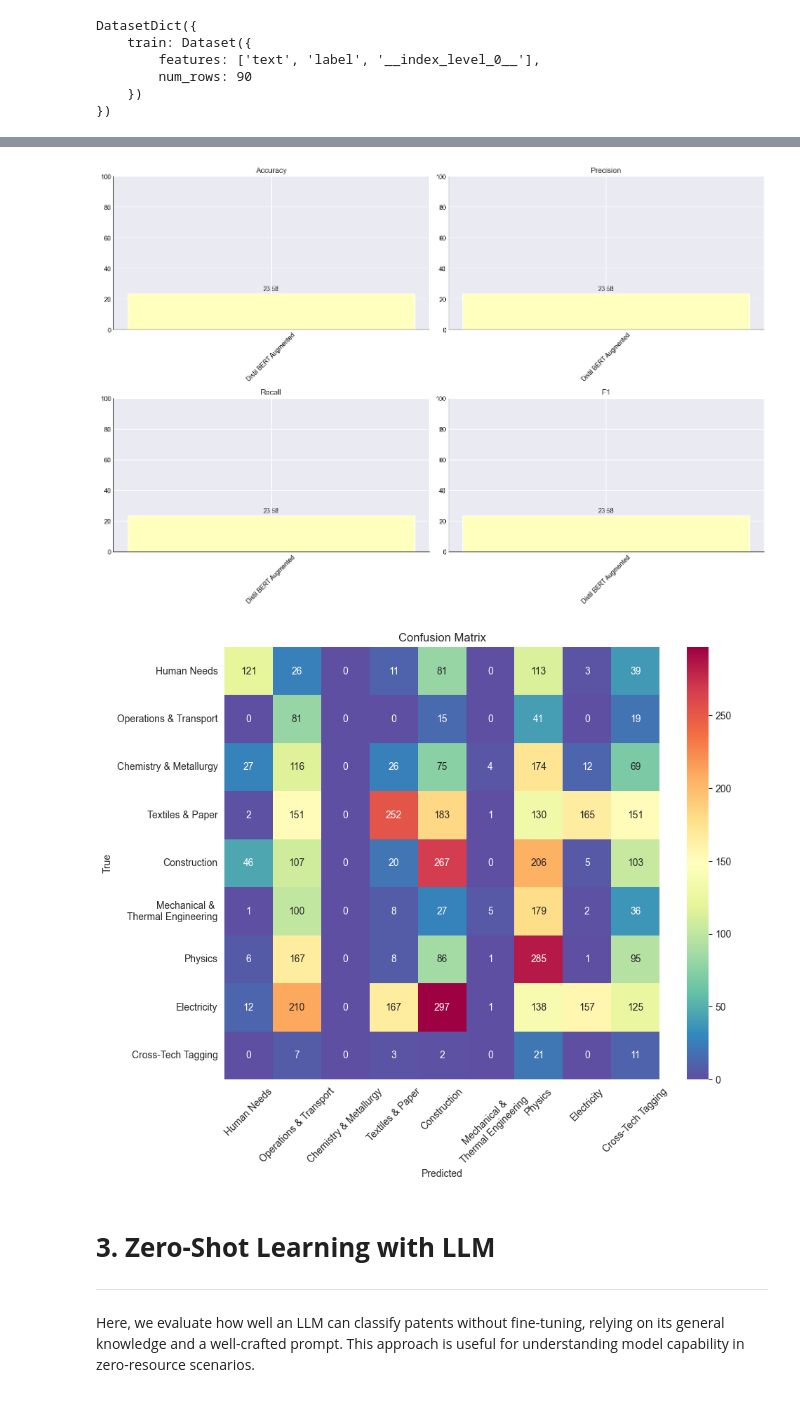
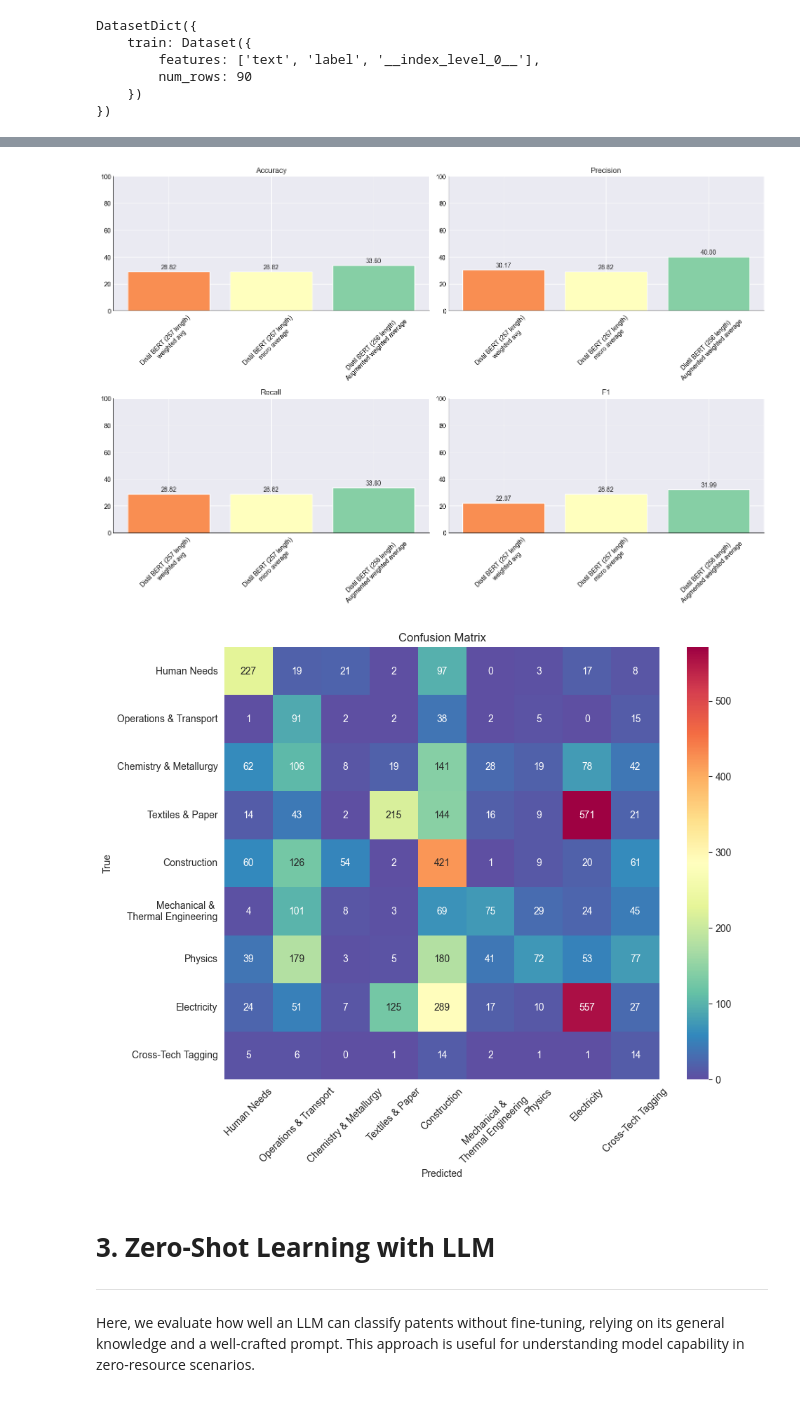
Before and after one commit to m9o8/anlp_final_project, a Jupyter notebook: code/task2_lu.ipynb, the cells around one changed output, grey strips where cells are left out. Drawn from its saved outputs; the diff is of its cells as text; code cells hidden in the pictures.

```diff
--- a/code/task2_lu.ipynb
+++ b/code/task2_lu.ipynb
@@ -266,13 +266,13 @@ predictions = trainer.predict(dataset["test"])
 results = Metrics()
 y_pred = np.argmax(predictions.predictions, axis=1)
 y_true = predictions.label_ids
-results.run(y_true, y_pred, 'Distil BERT (257 length) \n f1 weighted', average='weighted')
+results.run(y_true, y_pred, 'Distil BERT (257 length) \n weighted avg', average='weighted')
 results.plot()
 # %% [output]
 [figure]
 # %%
 y_pred = np.argmax(predictions.predictions, axis=1)
 y_true = predictions.label_ids
-results.run(y_true, y_pred, 'Distil BERT (257 length) \n f1 micro', average='micro')
+results.run(y_true, y_pred, 'Distil BERT (257 length) \n micro average', average='micro')
 results.plot()
 # %% [output]
@@ -491,13 +491,12 @@ predictions = trainer.predict(dataset["test"])
 # %% [output]
 [interactive output not drawn]
 # %%
-results = Metrics()
 y_pred = np.argmax(predictions.predictions, axis=1)
 y_true = predictions.label_ids
-results.run(y_true, y_pred, 'Distil BERT Augmented', average='micro')
+results.run(y_true, y_pred, 'Distil BERT (256 length)\n Augmented weighted average', average='weighted')
 results.plot()
 # %% [output]
-[figure, old version]
+[figure, new version]
 # %%
 label_map = {
     '0': "Human Needs",
@@ -533,7 +532,7 @@ y_test_pred_named = [label_map_int[label] for label in y_pred]
 # Plot confusion matrix
 conf_matrix = plot_confusion_matrix(y_test_true_named, y_test_pred_named, classes=list(label_map_int.values()))
 # %% [output]
-[figure, old version]
+[figure, new version]
 # %% [markdown]
 # **3. Zero-Shot Learning with LLM**
 ---
```
Also changed, not shown: parts of 2 cells of this notebook.
